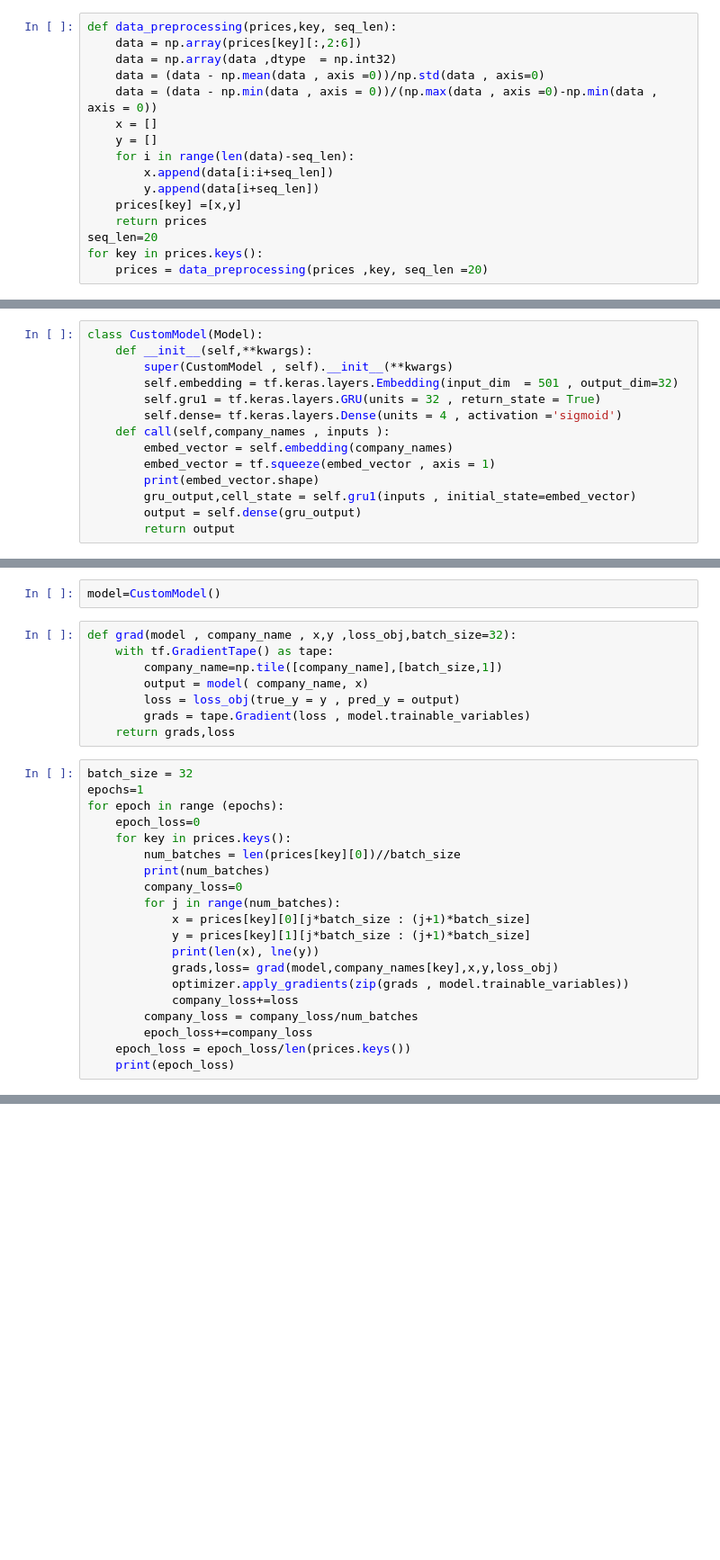
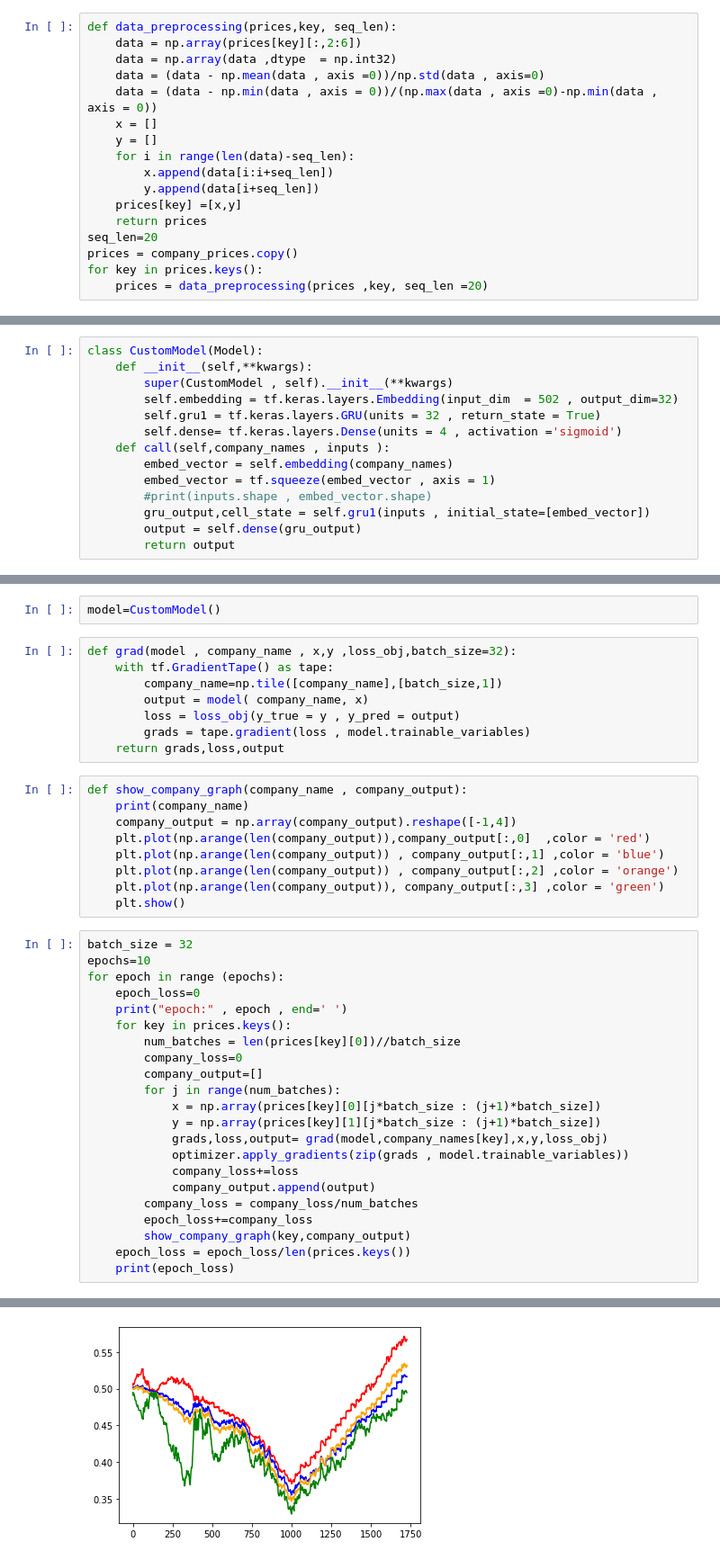
Before and after one commit to adarshkumar00/Asknbid_project, a Jupyter notebook: AsknBid_stocks_price_predict.ipynb, the cells around one changed output, grey strips where cells are left out. Shown at 90% size. Cells and saved outputs as stored; diff of their text form; blank space fills up the shorter version.

```diff
--- a/AsknBid_stocks_price_predict.ipynb
+++ b/AsknBid_stocks_price_predict.ipynb
@@ -104,6 +116,7 @@ def data_preprocessing(prices,key, seq_len):
     prices[key] =[x,y]
     return prices
 seq_len=20
+prices = company_prices.copy()
 for key in prices.keys():
     prices = data_preprocessing(prices ,key, seq_len =20)
 # %%
@@ -113,14 +126,14 @@ from tensorflow.keras.models import Model
 class CustomModel(Model):
     def __init__(self,**kwargs):
         super(CustomModel , self).__init__(**kwargs)
-        self.embedding = tf.keras.layers.Embedding(input_dim  = 501 , output_dim=32)
+        self.embedding = tf.keras.layers.Embedding(input_dim  = 502 , output_dim=32)
         self.gru1 = tf.keras.layers.GRU(units = 32 , return_state = True)
         self.dense= tf.keras.layers.Dense(units = 4 , activation ='sigmoid')
     def call(self,company_names , inputs ):
         embed_vector = self.embedding(company_names)
         embed_vector = tf.squeeze(embed_vector , axis = 1)
-        print(embed_vector.shape)
-        gru_output,cell_state = self.gru1(inputs , initial_state=embed_vector)
+        #print(inputs.shape , embed_vector.shape)
+        gru_output,cell_state = self.gru1(inputs , initial_state=[embed_vector])
         output = self.dense(gru_output)
         return output
 # %%
@@ -148,27 +160,38 @@ def grad(model , company_name , x,y ,loss_obj,batch_size=32):
     with tf.GradientTape() as tape:
         company_name=np.tile([company_name],[batch_size,1])
         output = model( company_name, x)
-        loss = loss_obj(true_y = y , pred_y = output)
-        grads = tape.Gradient(loss , model.trainable_variables)
-    return grads,loss
+        loss = loss_obj(y_true = y , y_pred = output)
+        grads = tape.gradient(loss , model.trainable_variables)
+    return grads,loss,output
+# %%
+def show_company_graph(company_name , company_output):
+    print(company_name)
+    company_output = np.array(company_output).reshape([-1,4])
+    plt.plot(np.arange(len(company_output)),company_output[:,0]  ,color = 'red')
+    plt.plot(np.arange(len(company_output)) , company_output[:,1] ,color = 'blue')
+    plt.plot(np.arange(len(company_output)) , company_output[:,2] ,color = 'orange')
+    plt.plot(np.arange(len(company_output)), company_output[:,3] ,color = 'green')
+    plt.show()
 # %%
 batch_size = 32
-epochs=1
+epochs=10
 for epoch in range (epochs):
     epoch_loss=0
+    print("epoch:" , epoch , end=' ')
     for key in prices.keys():
         num_batches = len(prices[key][0])//batch_size
-        print(num_batches)
         company_loss=0
+        company_output=[]
         for j in range(num_batches):
-            x = prices[key][0][j*batch_size : (j+1)*batch_size]
-            y = prices[key][1][j*batch_size : (j+1)*batch_size]
-            print(len(x), lne(y))
-            grads,loss= grad(model,company_names[key],x,y,loss_obj)
+            x = np.array(prices[key][0][j*batch_size : (j+1)*batch_size])
+            y = np.array(prices[key][1][j*batch_size : (j+1)*batch_size])
+            grads,loss,output= grad(model,company_names[key],x,y,loss_obj)
             optimizer.apply_gradients(zip(grads , model.trainable_variables))
             company_loss+=loss
+            company_output.append(output)
         company_loss = company_loss/num_batches
         epoch_loss+=company_loss
+        show_company_graph(key,company_output)
     epoch_loss = epoch_loss/len(prices.keys())
     print(epoch_loss)
 # %% [output]
@@ -175,0 +205 @@ for epoch in range (epochs):
+[figure, added]
```
Also changed, not shown: parts of 10 cells of this notebook.
